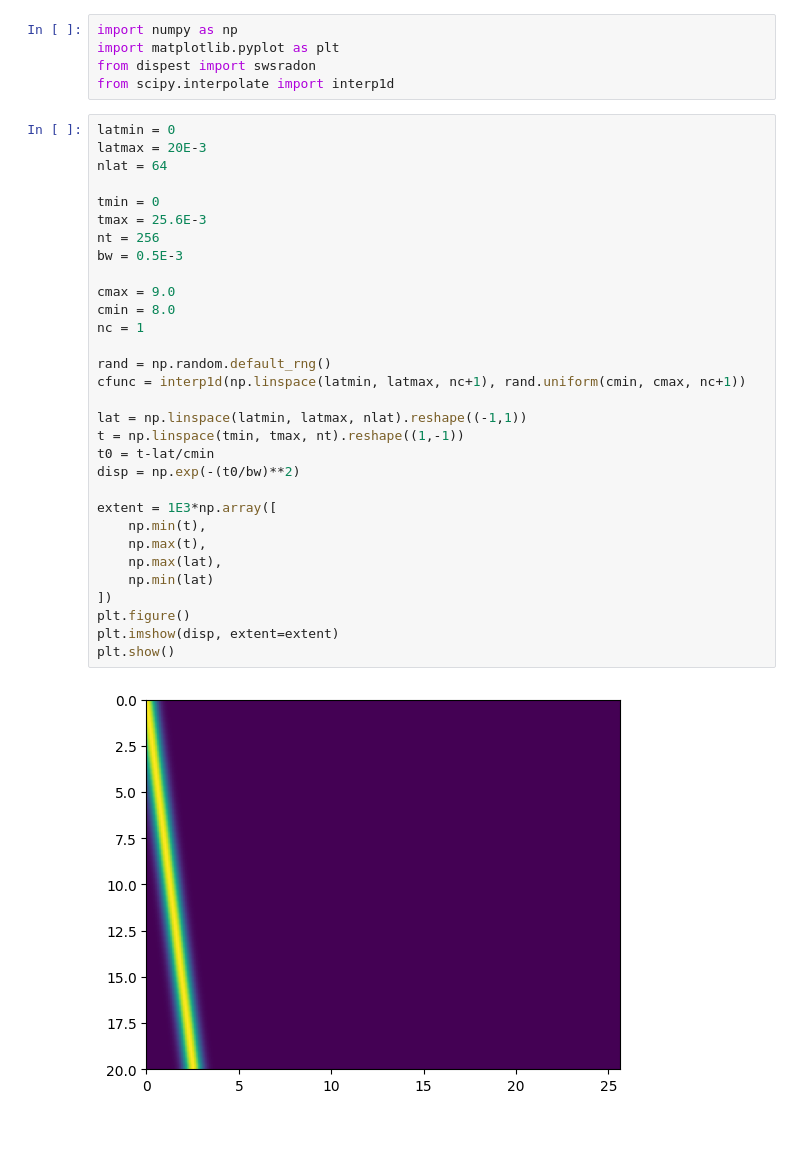
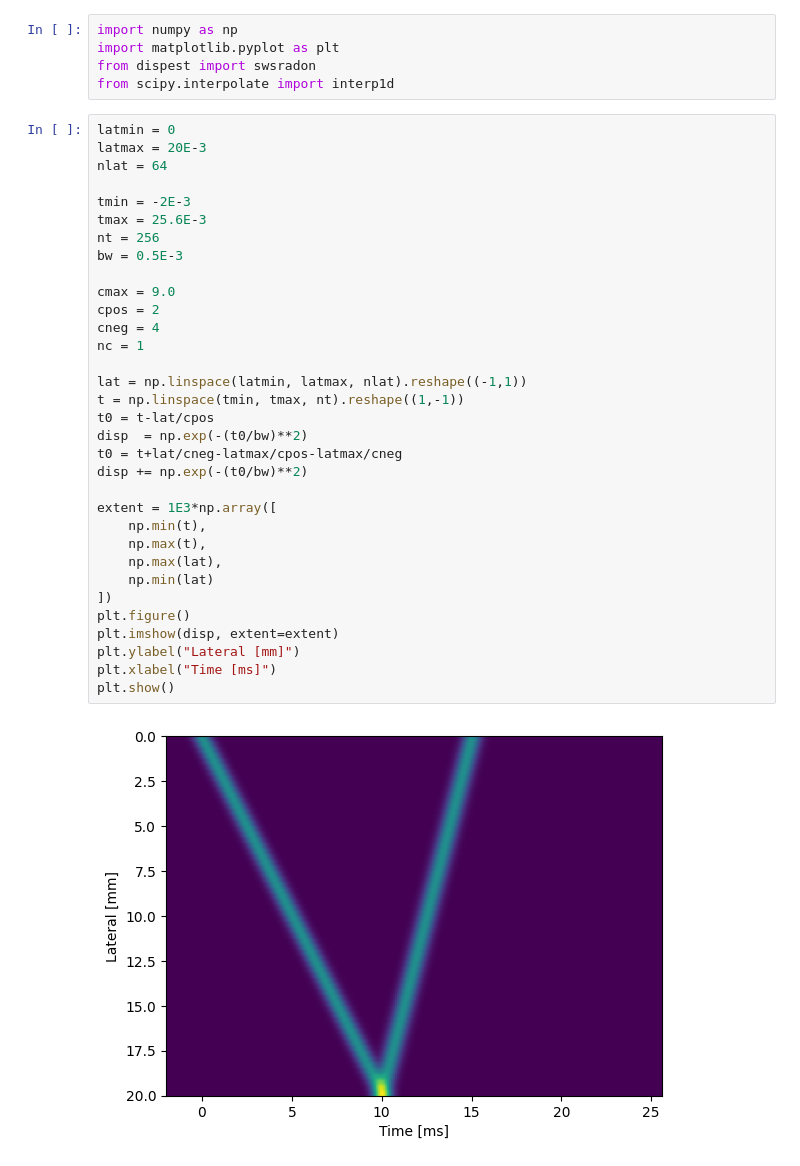
Before and after one commit to wewightman/pyusel-dispest, a Jupyter notebook: examples/swsestimation.ipynb, the cells around one changed output. Drawn from its saved outputs; the diff is of its cells as text; blank space fills up the shorter version.

```diff
--- a/examples/swsestimation.ipynb
+++ b/examples/swsestimation.ipynb
@@ -6,34 +6,36 @@ from scipy.interpolate import interp1d
 # %%
 latmin = 0
 latmax = 20E-3
 nlat = 64
 
-tmin = 0
+tmin = -2E-3
 tmax = 25.6E-3
 nt = 256
 bw = 0.5E-3
 
 cmax = 9.0
-cmin = 8.0
+cpos = 2
+cneg = 4
 nc = 1
-
-rand = np.random.default_rng()
-cfunc = interp1d(np.linspace(latmin, latmax, nc+1), rand.uniform(cmin, cmax, nc+1))
 
 lat = np.linspace(latmin, latmax, nlat).reshape((-1,1))
 t = np.linspace(tmin, tmax, nt).reshape((1,-1))
-t0 = t-lat/cmin
-disp = np.exp(-(t0/bw)**2)
+t0 = t-lat/cpos
+disp  = np.exp(-(t0/bw)**2)
+t0 = t+lat/cneg-latmax/cpos-latmax/cneg
+disp += np.exp(-(t0/bw)**2)
 
 extent = 1E3*np.array([
     np.min(t),
     np.max(t),
     np.max(lat),
     np.min(lat)
 ])
 plt.figure()
 plt.imshow(disp, extent=extent)
+plt.ylabel("Lateral [mm]")
+plt.xlabel("Time [ms]")
 plt.show()
 # %% [output]
-[figure, old version]
+[figure, new version]
 # %%
```
Also changed, not shown: parts of 2 cells of this notebook, 1 other file.
